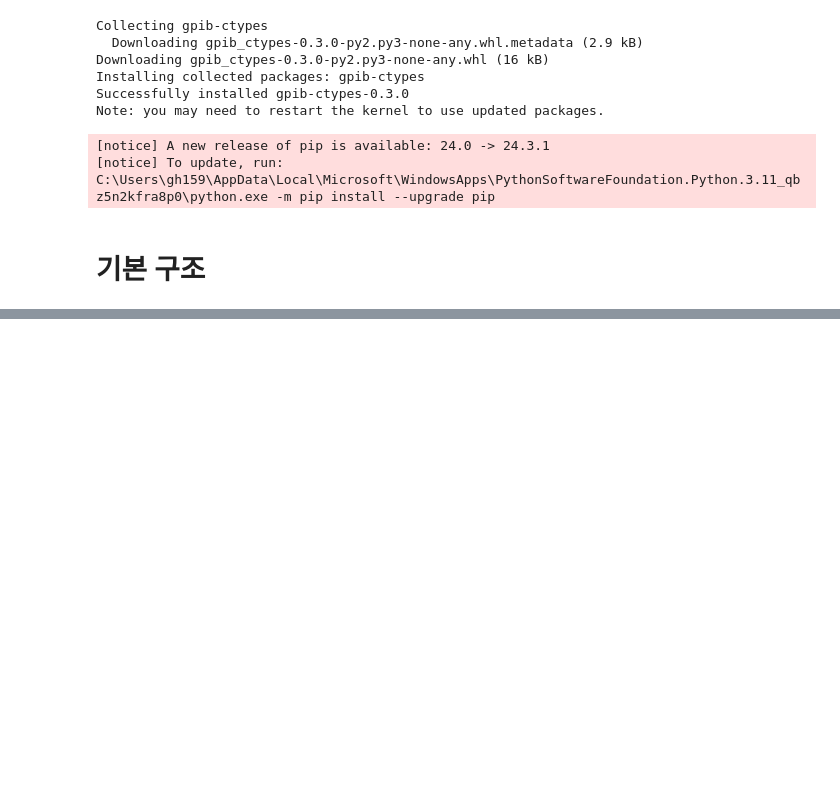
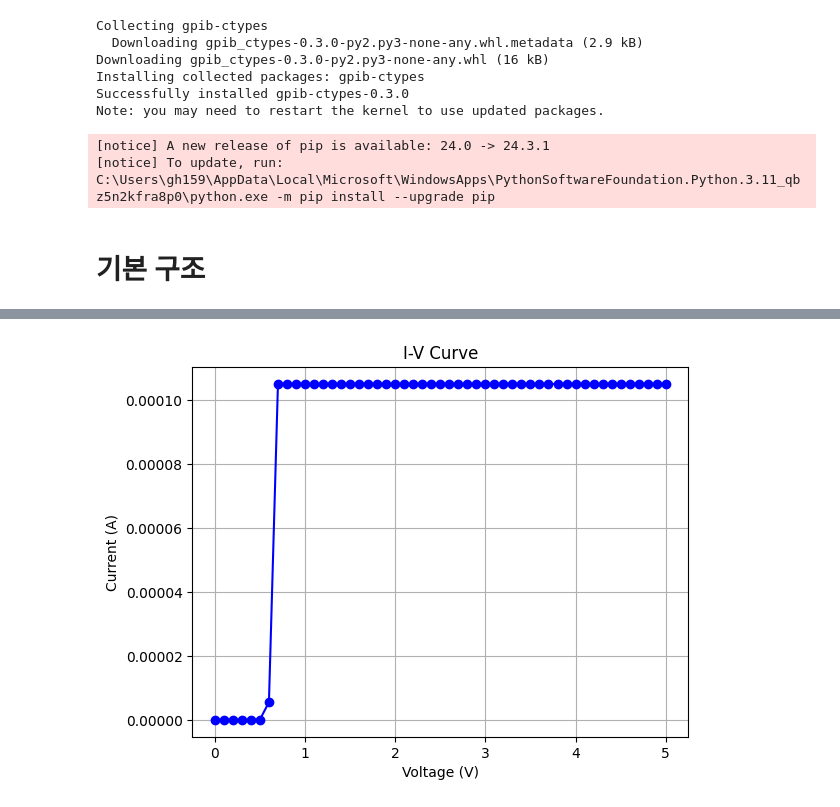
Before and after one commit to gh159159/2461_SourceMeter, a Jupyter notebook: test.ipynb, the cells around one changed output, grey strips where cells are left out. Saved outputs shown, nothing was run; the diff lists cells and outputs as text; code cells hidden in the pictures; blank space fills up the shorter version.

```diff
--- a/test.ipynb
+++ b/test.ipynb
@@ -222,0 +285,87 @@ Measured Current: -5.93663e-10 A
+# %%
+import pyvisa
+import numpy as np
+import matplotlib.pyplot as plt
+import logging
+
+# 모든 로거 핸들러 제거
+for handler in logging.root.handlers[:]:
+    logging.root.removeHandler(handler)
+
+# 로깅 수준 설정
+logging.basicConfig(level=logging.WARNING)
+
+
+
+def configure_instrument(instrument):
+    # 장치 식별
+    idn = instrument.query("*IDN?").strip()
+    is_2410 = "2410" in idn
+    is_2461 = "2461" in idn
+
+    if not (is_2410 or is_2461):
+        raise ValueError("Unsupported Keithley model")
+
+    # 공통 설정
+    instrument.write("*RST")
+    instrument.write("*CLS")
+    instrument.write(":SOUR:FUNC VOLT")
+    instrument.write(":SENS:FUNC 'CURR'")
+    # 2410 전용 포맷 설정
+    if is_2410:
+        instrument.write(":FORM:ELEM CURR")  # 2410에서만 필요
+
+    instrument.write(":SOUR:VOLT:RANG:AUTO ON")
+    instrument.write(":SENS:CURR:RANG:AUTO ONCE" if is_2410 else ":SENS:CURR:RANG:AUTO ON")
+    instrument.write(":SOUR:VOLT:ILIM 0.02")
+
+    return is_2410  # 측정 데이터 처리 방식 분기를 위해 반환
+
+# 장치 연결
+rm = pyvisa.ResourceManager()
+# instrument = rm.open_resource('USB0::0x05E6::0x2461::04628945::INSTR')
+instrument = rm.open_resource('GPIB0::24::INSTR')
+
+# 통신 설정
+instrument.timeout = 10000
+instrument.write_termination = '\n'
+instrument.read_termination = '\n'
+
+try:
+    is_2410 = configure_instrument(instrument)
+    instrument.write(":OUTP ON")
+
+    # 데이터 수집
+    voltages = np.arange(0, 5.1, 0.1)
+    currents = []
+
+    for v in voltages:
+        instrument.write(f":SOUR:VOLT {v}")
+        instrument.query("*OPC?")
+
+        # 측정값 읽기 (장치별 처리)
+        if is_2410:
+            raw = instrument.query(":MEAS:CURR?")
+            current = float(raw.strip())
+        else:  # 2461: 기본적으로 전류값만 반환
+            raw = instrument.query(":MEAS:CURR?")
+            current = float(raw.split(',')[0])  # 다중 필드시 첫 번째 값 추출
+
+        currents.append(current)
+        print(f"Voltage: {v} V, Current: {current} A")
+
+except Exception as e:
+    print(f"Error: {str(e)}")
+
+finally:
+    instrument.write(":OUTP OFF")
+    instrument.close()
+
+# 그래프 출력
+plt.plot(voltages, currents, 'b-o')
+plt.title("I-V Curve")
+plt.xlabel("Voltage (V)")
+plt.ylabel("Current (A)")
+plt.grid(True)
+plt.show()
+# %% [output]
@@ -222,0 +389 @@ Measured Current: -5.93663e-10 A
+[figure, added]
```
Also changed, not shown: parts of 8 cells of this notebook, 6 other files.
